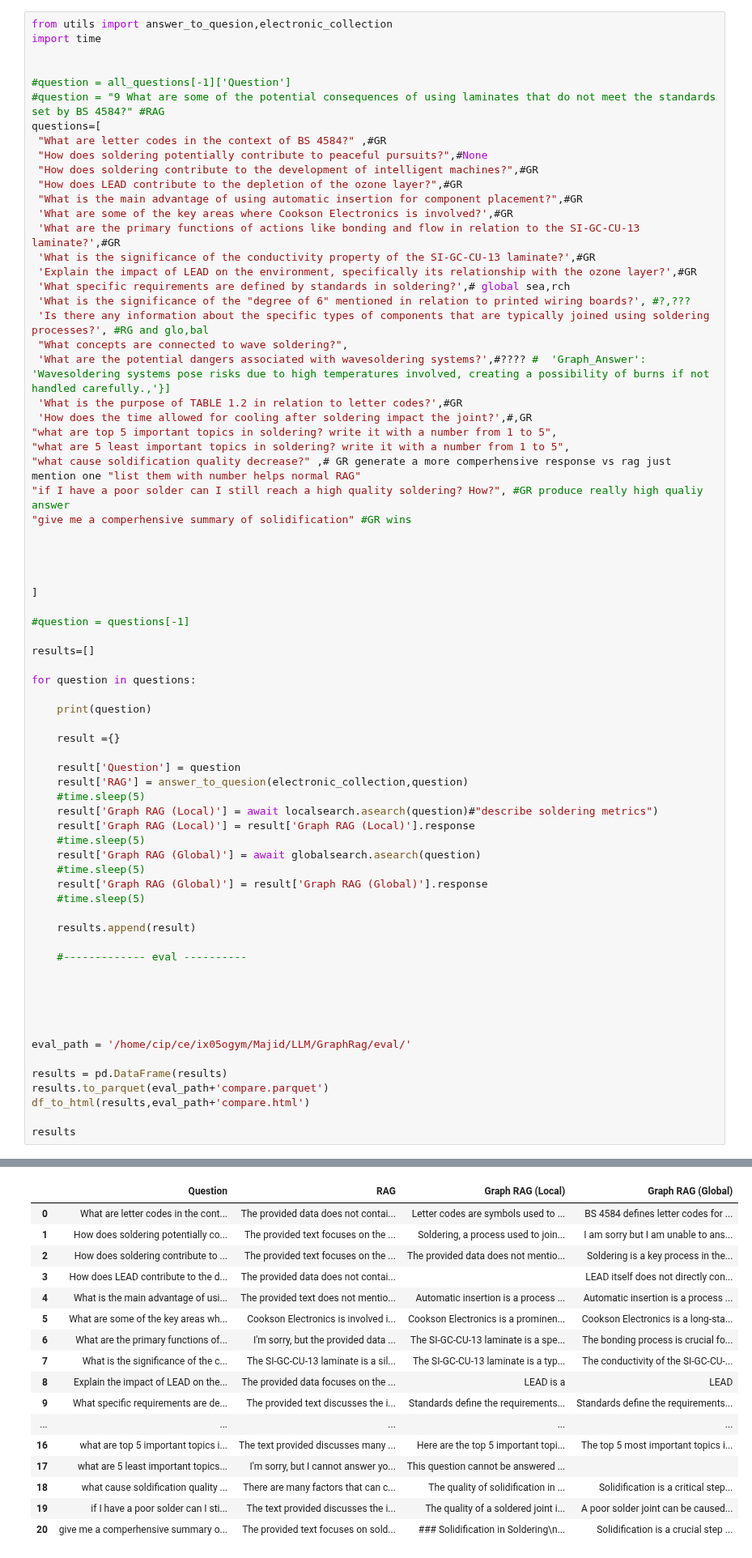
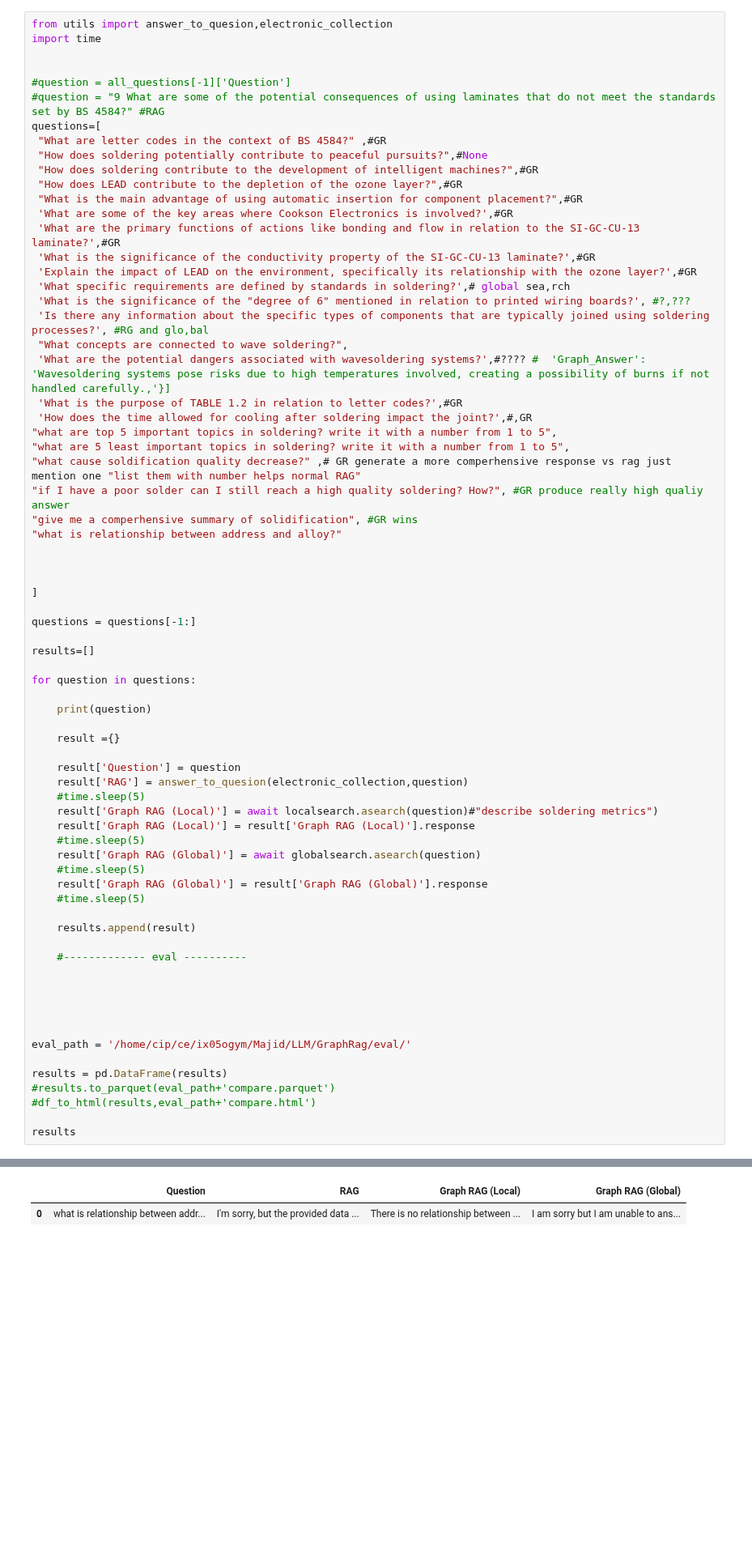
Before and after one commit to majidsh97/LLM, a Jupyter notebook: GraphRag/compare.ipynb, the cells around one changed output, grey strips where cells are left out. Shown at 81% size. Cells and saved outputs as stored; diff of their text form; blank space fills up the shorter version.

```diff
--- a/GraphRag/compare.ipynb
+++ b/GraphRag/compare.ipynb
@@ -350,14 +350,14 @@ questions=[
 "what are 5 least important topics in soldering? write it with a number from 1 to 5",
 "what cause soldification quality decrease?" ,# GR generate a more comperhensive response vs rag just mention one "list them with number helps normal RAG"
 "if I have a poor solder can I still reach a high quality soldering? How?", #GR produce really high qualiy answer
-"give me a comperhensive summary of solidification" #GR wins
-
+"give me a comperhensive summary of solidification", #GR wins
+"what is relationship between address and alloy?"
 
 
 
 ]
 
-#question = questions[-1]
+questions = questions[-1:]
 
 results=[]
 
@@ -389,8 +389,8 @@ for question in questions:
 eval_path = '/home/cip/ce/ix05ogym/Majid/LLM/GraphRag/eval/'
 
 results = pd.DataFrame(results)
-results.to_parquet(eval_path+'compare.parquet')
-df_to_html(results,eval_path+'compare.html')
+#results.to_parquet(eval_path+'compare.parquet')
+#df_to_html(results,eval_path+'compare.html')
 
 results
 # %% [output]
@@ -470,20 +399,5 @@ give me a comperhensive summary of solidification
 |  | Question | RAG | Graph RAG (Local) | Graph RAG (Global) |
-| 0 | What are letter codes in the cont... | The provided data does not contai... | Letter codes are symbols used to ... | BS 4584 defines letter codes for ... |
-| 1 | How does soldering potentially co... | The provided text focuses on the ... | Soldering, a process used to join... | I am sorry but I am unable to ans... |
-| 2 | How does soldering contribute to ... | The provided text focuses on the ... | The provided data does not mentio... | Soldering is a key process in the... |
-| 3 | How does LEAD contribute to the d... | The provided data does not contai... |  | LEAD itself does not directly con... |
-| 4 | What is the main advantage of usi... | The provided text does not mentio... | Automatic insertion is a process ... | Automatic insertion is a process ... |
-| 5 | What are some of the key areas wh... | Cookson Electronics is involved i... | Cookson Electronics is a prominen... | Cookson Electronics is a long-sta... |
-| 6 | What are the primary functions of... | I'm sorry, but the provided data ... | The SI-GC-CU-13 laminate is a spe... | The bonding process is crucial fo... |
-| 7 | What is the significance of the c... | The SI-GC-CU-13 laminate is a sil... | The SI-GC-CU-13 laminate is a typ... | The conductivity of the SI-GC-CU-... |
-| 8 | Explain the impact of LEAD on the... | The provided data focuses on the ... | LEAD is a | LEAD |
-| 9 | What specific requirements are de... | The provided text discusses the i... | Standards define the requirements... | Standards define the requirements... |
-| ... | ... | ... | ... | ... |
-| 16 | what are top 5 important topics i... | The text provided discusses many ... | Here are the top 5 important topi... | The top 5 most important topics i... |
-| 17 | what are 5 least important topics... | I'm sorry, but I cannot answer yo... | This question cannot be answered ... |  |
-| 18 | what cause soldification quality ... | There are many factors that can c... | The quality of solidification in ... | Solidification is a critical step... |
-| 19 | if I have a poor solder can I sti... | The text provided discusses the i... | The quality of a soldered joint i... | A poor solder joint can be caused... |
-| 20 | give me a comperhensive summary o... | The provided text focuses on sold... | ### Solidification in Soldering\n... | Solidification is a crucial step ... |
+| 0 | what is relationship between addr... | I'm sorry, but the provided data ... | There is no relationship between ... | I am sorry but I am unable to ans... |
 # %%
 """results=pd.read_parquet(eval_path+'compare.parquet')
 df_to_html(results,eval_path+'compare.html')
```
Also changed, not shown: parts of 1 cell of this notebook, 2 other files.
